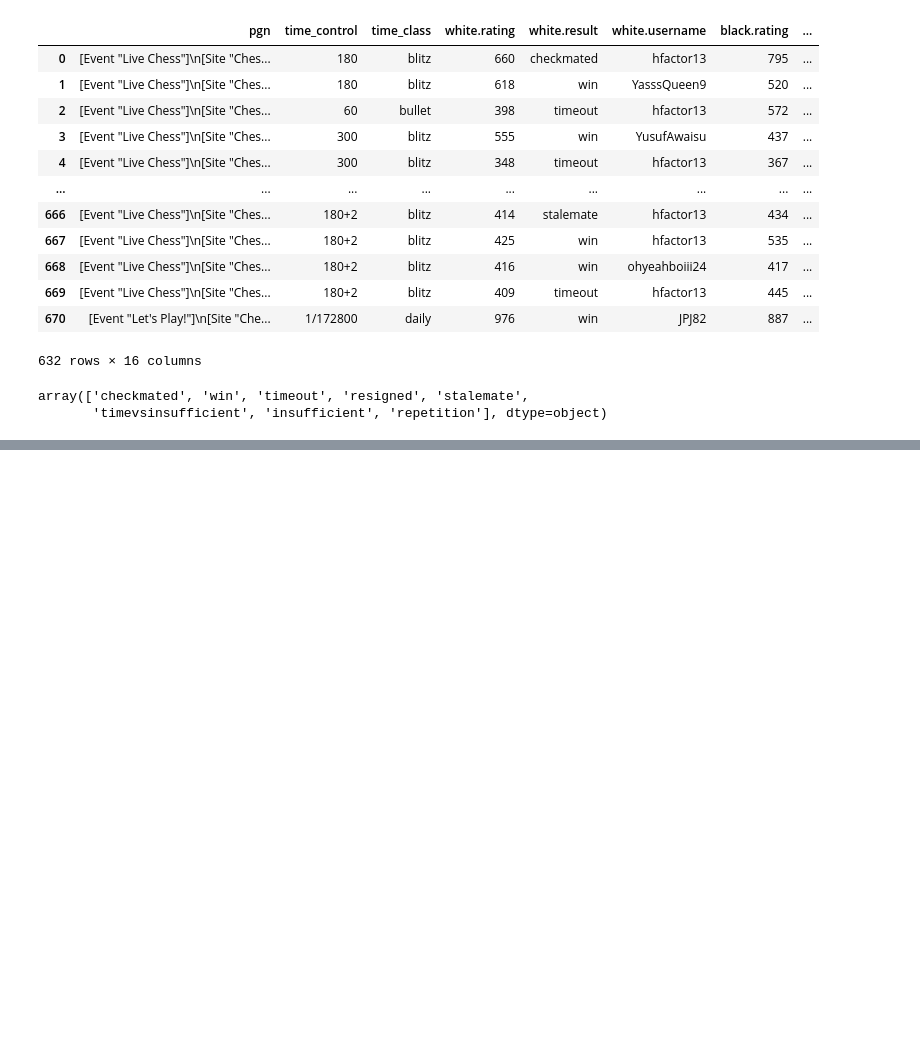
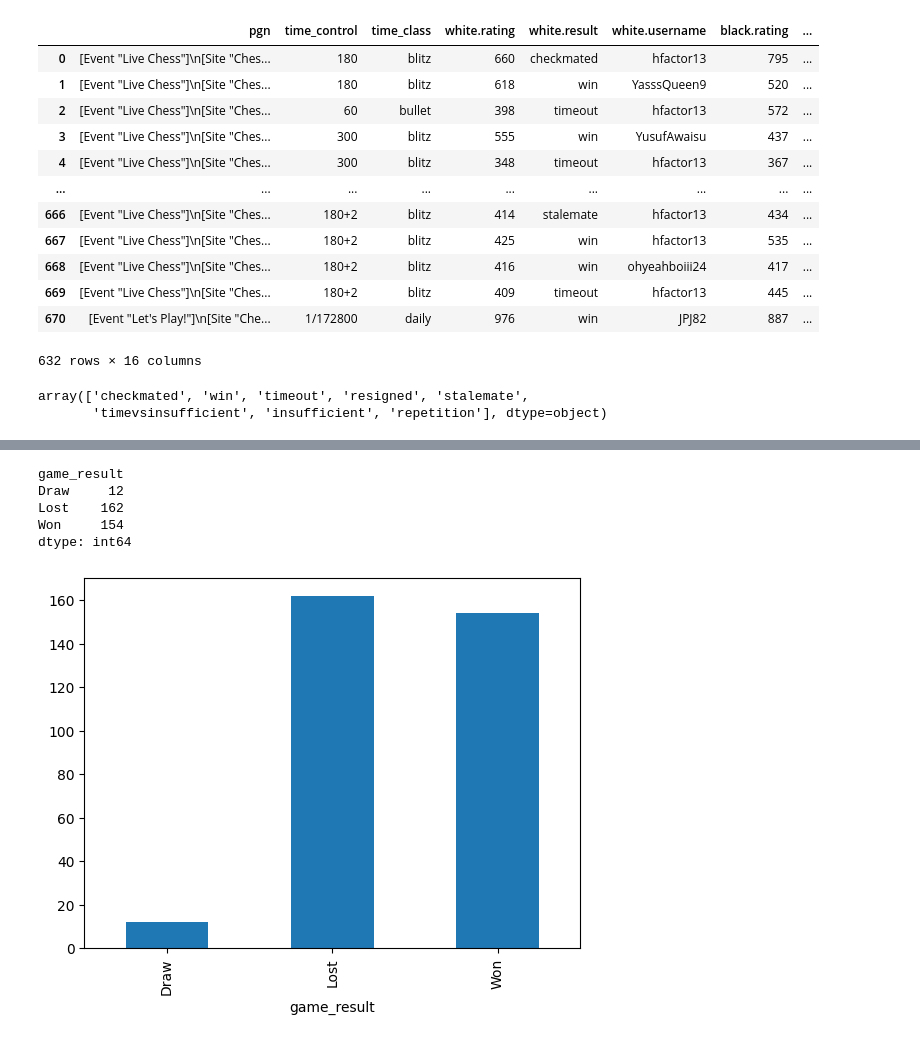
Before and after one commit to hfactor13/MyChessGames, a Jupyter notebook: chess_analysis.ipynb, the cells around one changed output, grey strips where cells are left out. Cells and saved outputs as stored; diff of their text form; code cells hidden in the pictures; blank space fills up the shorter version.

```diff
--- a/chess_analysis.ipynb
+++ b/chess_analysis.ipynb
@@ -280,0 +300,10 @@ rapid_games = chess_games[chess_games["time_class"] == "rapid"]
+# %%
+blitz_games.groupby("game_result").size().plot.bar()
+print(blitz_games.groupby("game_result").size())
+# %% [output]
+game_result
+Draw     12
+Lost    162
+Won     154
+dtype: int64
+[figure, added]
```
Also changed, not shown: parts of 4 cells of this notebook.
